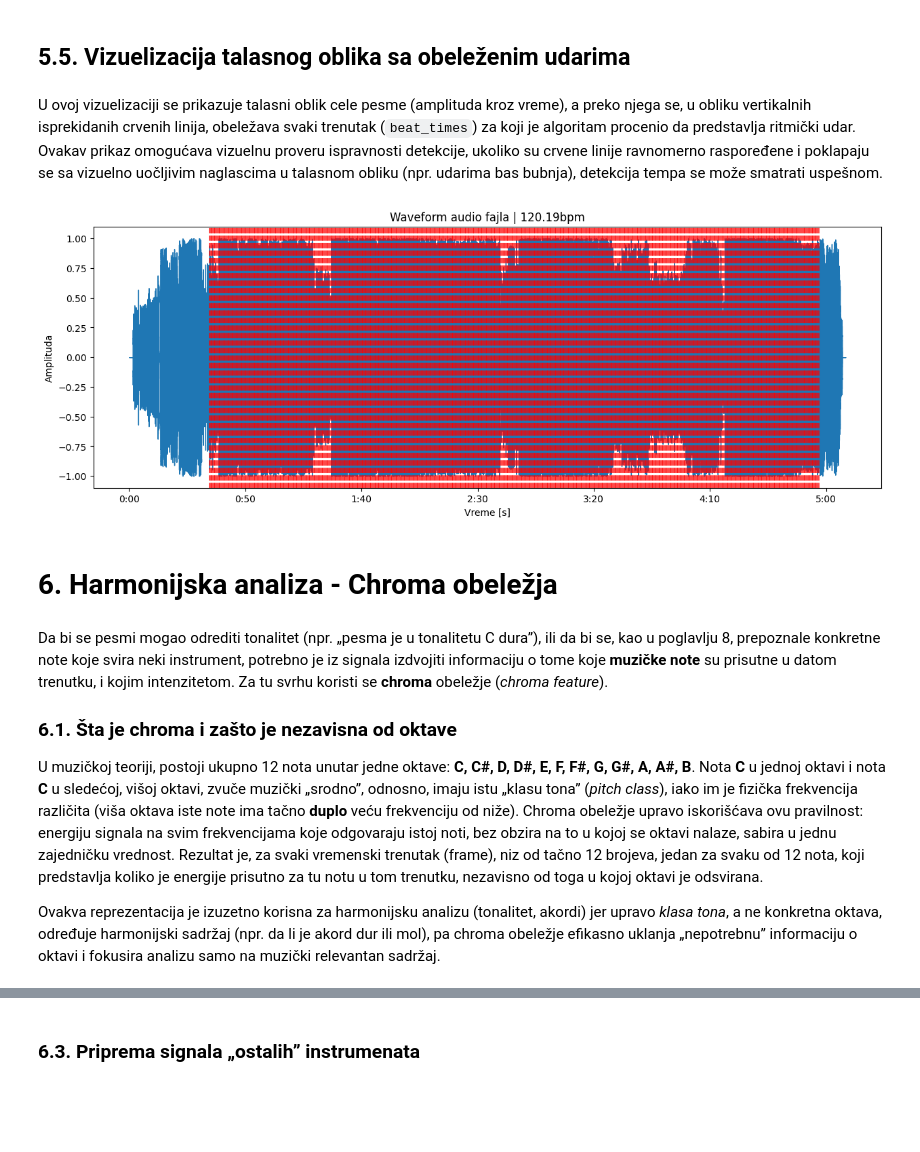
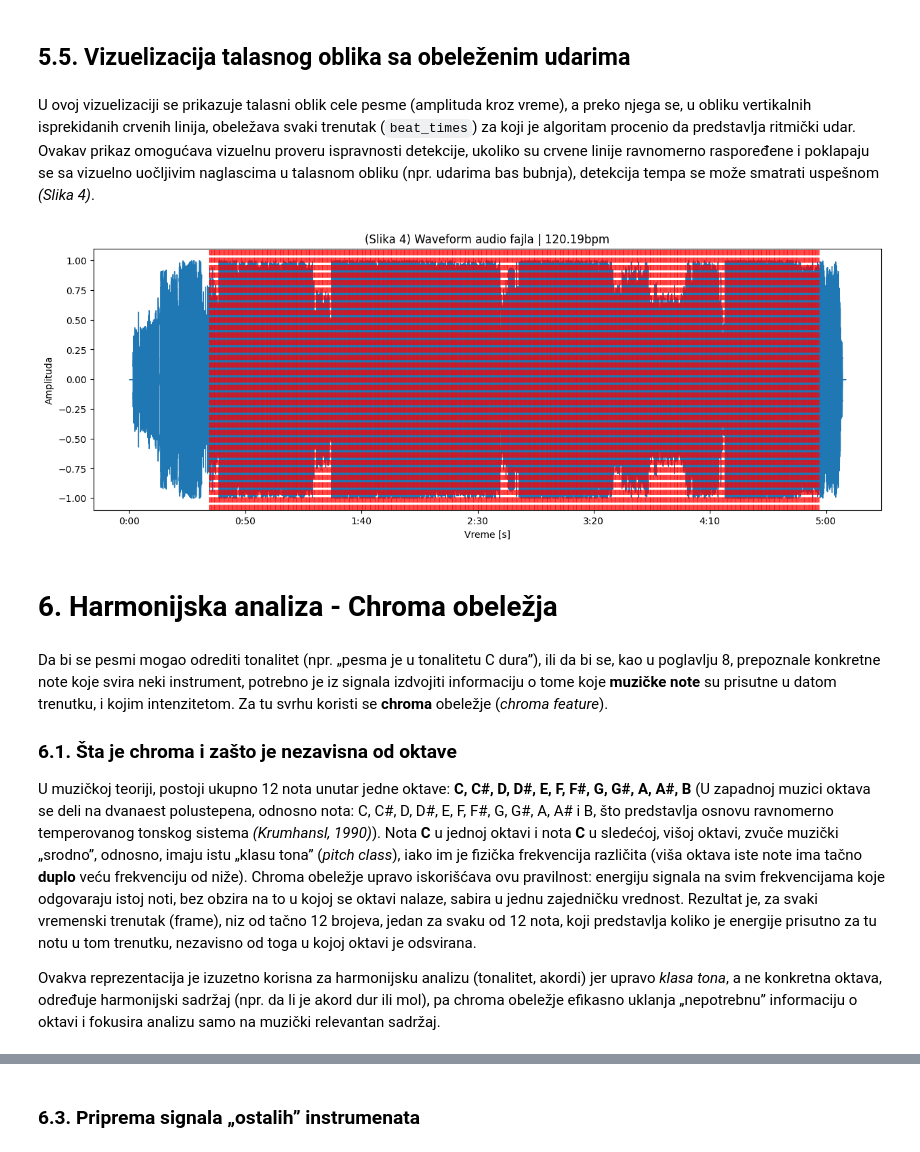
Before and after one commit to maslesa/Extraction-and-Analysis-of-Musical-Elements-from-Audio-Signals, a Jupyter notebook: wave_split.ipynb, the cells around one changed output, grey strips where cells are left out. Cells and saved outputs as stored; diff of their text form; code cells hidden in the pictures; blank space fills up the shorter version.

```diff
--- a/wave_split.ipynb
+++ b/wave_split.ipynb
@@ -391,28 +392,28 @@ beat_times = librosa.frames_to_time(
 # %% [markdown]
 ## 5.5. Vizuelizacija talasnog oblika sa obeleženim udarima
 # %% [markdown]
-U ovoj vizuelizaciji se prikazuje talasni oblik cele pesme (amplituda kroz vreme), a preko njega se, u obliku vertikalnih isprekidanih crvenih linija, obeležava svaki trenutak (`beat_times`) za koji je algoritam procenio da predstavlja ritmički udar. Ovakav prikaz omogućava vizuelnu proveru ispravnosti detekcije, ukoliko su crvene linije ravnomerno raspoređene i poklapaju se sa vizuelno uočljivim naglascima u talasnom obliku (npr. udarima bas bubnja), detekcija tempa se može smatrati uspešnom.
+U ovoj vizuelizaciji se prikazuje talasni oblik cele pesme (amplituda kroz vreme), a preko njega se, u obliku vertikalnih isprekidanih crvenih linija, obeležava svaki trenutak (`beat_times`) za koji je algoritam procenio da predstavlja ritmički udar. Ovakav prikaz omogućava vizuelnu proveru ispravnosti detekcije, ukoliko su crvene linije ravnomerno raspoređene i poklapaju se sa vizuelno uočljivim naglascima u talasnom obliku (npr. udarima bas bubnja), detekcija tempa se može smatrati uspešnom *(Slika 4)*.
 # %%
 plt.figure(figsize=(15, 5))
 librosa.display.waveshow(
     signal,
     sr=sr
 )
 
 for beat in beat_times:
     plt.axvline(
         x=beat,
         color='red',
         linestyle='--',
         alpha=0.7
     )
 
-plt.title(f'Waveform audio fajla | {round(float(tempo_drums), 2)}bpm')
+plt.title(f'(Slika 4) Waveform audio fajla | {round(float(tempo_drums), 2)}bpm')
 plt.xlabel('Vreme [s]')
 plt.ylabel('Amplituda')
 plt.show()
 # %% [output]
-[figure, old version]
+[figure, new version]
 # %% [markdown]
 # 6. Harmonijska analiza - Chroma obeležja
 # %% [markdown]
@@ -420,7 +421,7 @@ Da bi se pesmi mogao odrediti tonalitet (npr. „pesma je u tonalitetu C dura”
 
 ### 6.1. Šta je chroma i zašto je nezavisna od oktave
 
-U muzičkoj teoriji, postoji ukupno 12 nota unutar jedne oktave: **C, C#, D, D#, E, F, F#, G, G#, A, A#, B**. Nota **C** u jednoj oktavi i nota **C** u sledećoj, višoj oktavi, zvuče muzički „srodno”, odnosno, imaju istu „klasu tona” (*pitch class*), iako im je fizička frekvencija različita (viša oktava iste note ima tačno **duplo** veću frekvenciju od niže). Chroma obeležje upravo iskorišćava ovu pravilnost: energiju signala na svim frekvencijama koje odgovaraju istoj noti, bez obzira na to u kojoj se oktavi nalaze, sabira u jednu zajedničku vrednost. Rezultat je, za svaki vremenski trenutak (frame), niz od tačno 12 brojeva, jedan za svaku od 12 nota, koji predstavlja koliko je energije prisutno za tu notu u tom trenutku, nezavisno od toga u kojoj oktavi je odsvirana.
+U muzičkoj teoriji, postoji ukupno 12 nota unutar jedne oktave: **C, C#, D, D#, E, F, F#, G, G#, A, A#, B** (U zapadnoj muzici oktava se deli na dvanaest polustepena, odnosno nota: C, C#, D, D#, E, F, F#, G, G#, A, A# i B, što predstavlja osnovu ravnomerno temperovanog tonskog sistema *(Krumhansl, 1990)*). Nota **C** u jednoj oktavi i nota **C** u sledećoj, višoj oktavi, zvuče muzički „srodno”, odnosno, imaju istu „klasu tona” (*pitch class*), iako im je fizička frekvencija različita (viša oktava iste note ima tačno **duplo** veću frekvenciju od niže). Chroma obeležje upravo iskorišćava ovu pravilnost: energiju signala na svim frekvencijama koje odgovaraju istoj noti, bez obzira na to u kojoj se oktavi nalaze, sabira u jednu zajedničku vrednost. Rezultat je, za svaki vremenski trenutak (frame), niz od tačno 12 brojeva, jedan za svaku od 12 nota, koji predstavlja koliko je energije prisutno za tu notu u tom trenutku, nezavisno od toga u kojoj oktavi je odsvirana.
 
 Ovakva reprezentacija je izuzetno korisna za harmonijsku analizu (tonalitet, akordi) jer upravo *klasa tona*, a ne konkretna oktava, određuje harmonijski sadržaj (npr. da li je akord dur ili mol), pa chroma obeležje efikasno uklanja „nepotrebnu” informaciju o oktavi i fokusira analizu samo na muzički relevantan sadržaj.
 # %% [markdown]
```
Also changed, not shown: parts of 33 cells of this notebook, 1 other file.
